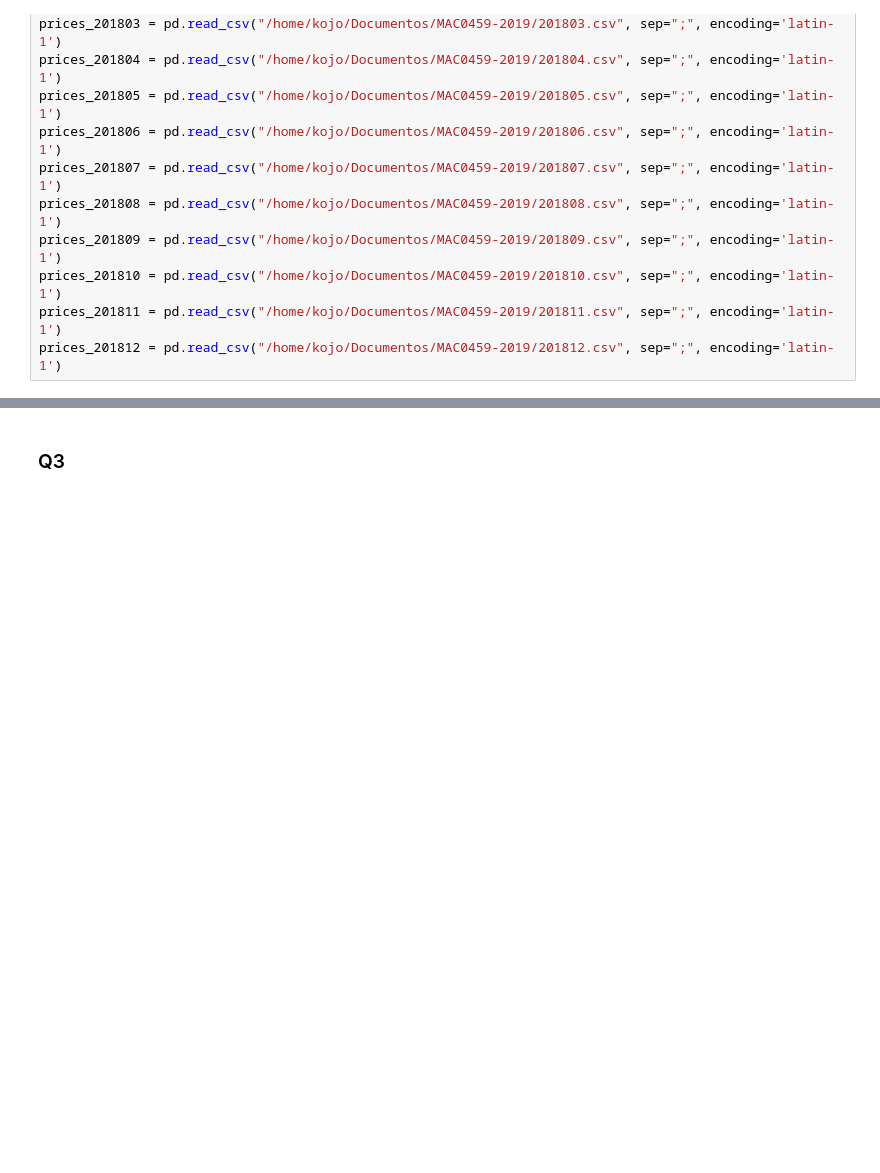
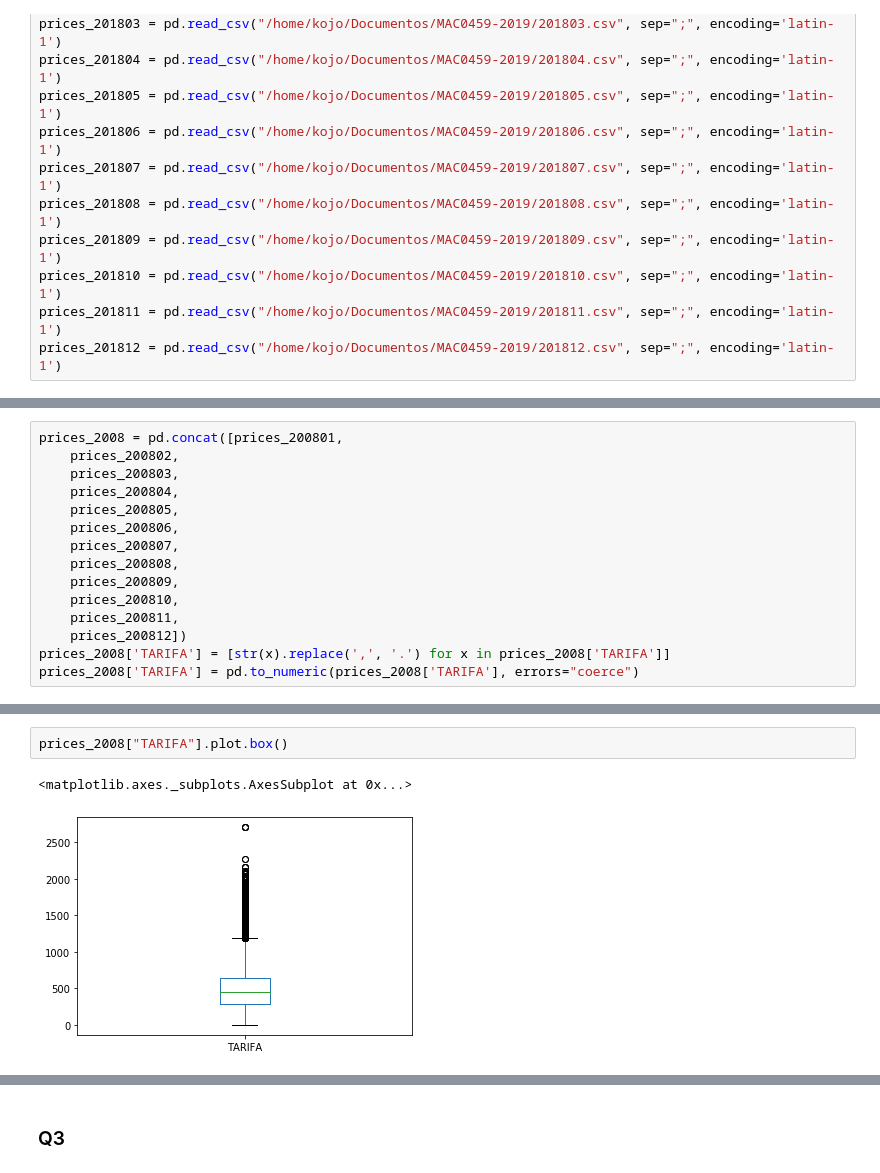
Before and after one commit to ricardokojo/MAC0459-2019, a Jupyter notebook: lista+prova.ipynb, the cells around one changed output, grey strips where cells are left out. Drawn from its saved outputs; the diff is of its cells as text; blank space fills up the shorter version.

```diff
--- a/lista+prova.ipynb
+++ b/lista+prova.ipynb
@@ -549,0 +600,15 @@ prices_201812 = pd.read_csv("/home/kojo/Documentos/MAC0459-2019/201812.csv", sep
+# %%
+prices_2008 = pd.concat([prices_200801,
+    prices_200802,
+    prices_200803,
+    prices_200804,
+    prices_200805,
+    prices_200806,
+    prices_200807,
+    prices_200808,
+    prices_200809,
+    prices_200810,
+    prices_200811,
+    prices_200812])
+prices_2008['TARIFA'] = [str(x).replace(',', '.') for x in prices_2008['TARIFA']]
+prices_2008['TARIFA'] = pd.to_numeric(prices_2008['TARIFA'], errors="coerce")
@@ -549,0 +710,5 @@ prices_201812 = pd.read_csv("/home/kojo/Documentos/MAC0459-2019/201812.csv", sep
+# %%
+prices_2008["TARIFA"].plot.box()
+# %% [output]
+<matplotlib.axes._subplots.AxesSubplot at 0x...>
+[figure, added]
```
Also changed, not shown: parts of 26 cells of this notebook.
